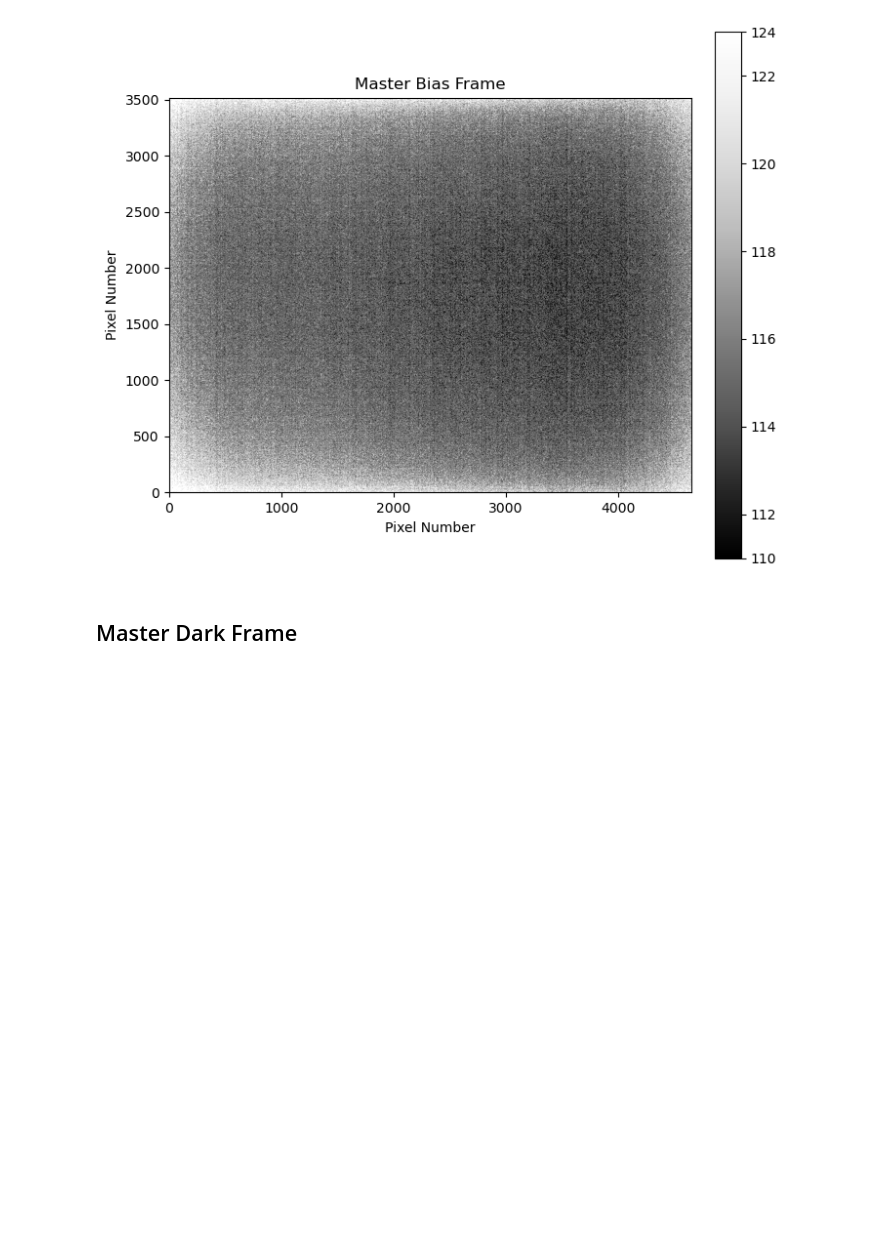
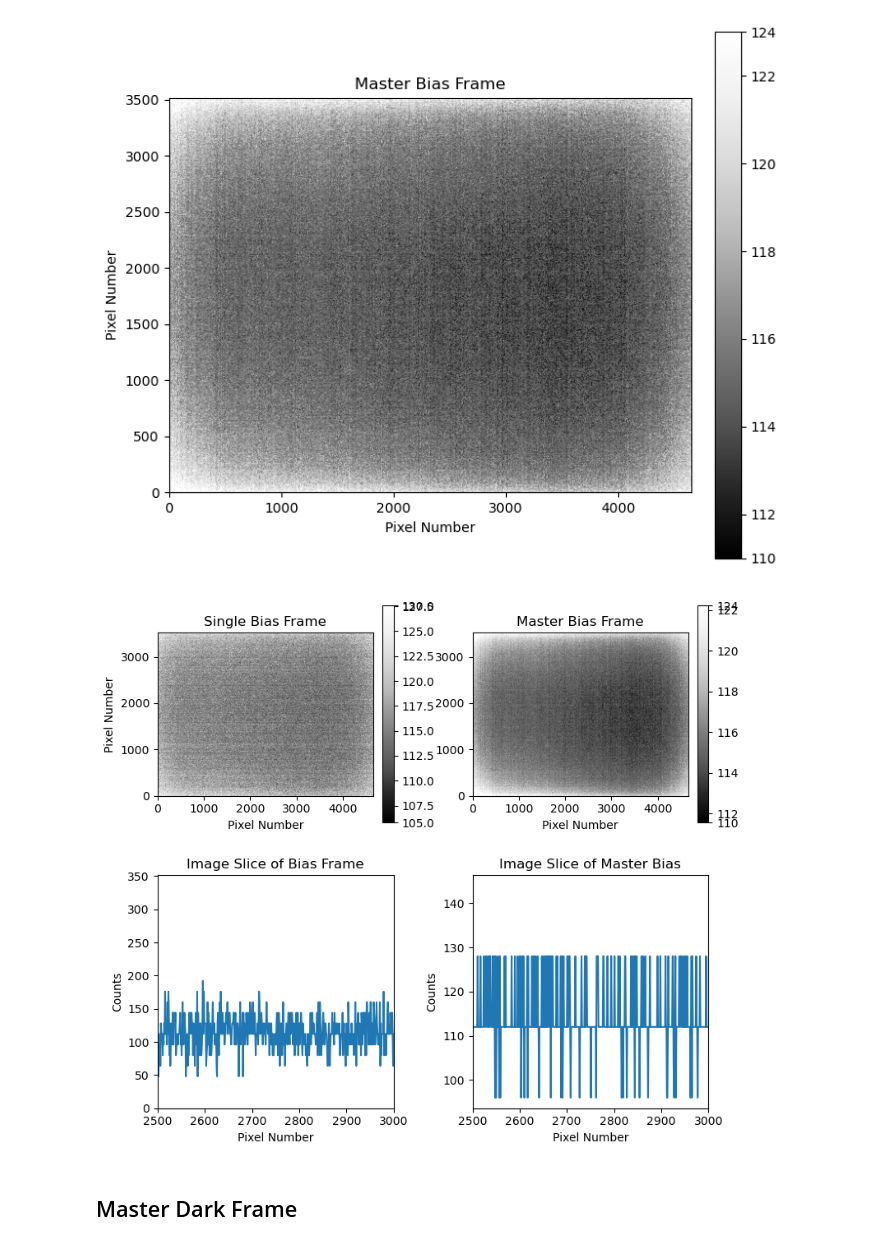
Before and after one commit to milliebutspace/MPhys-Code, a Jupyter notebook: Creating Master Frames M.ipynb, the cells around one changed output. Saved outputs shown, nothing was run; the diff lists cells and outputs as text; code cells hidden in the pictures; blank space fills up the shorter version.

Commit message:
added slice plotting code

```diff
--- a/Creating Master Frames M.ipynb
+++ b/Creating Master Frames M.ipynb
@@ -16,18 +16,18 @@ import matplotlib.pyplot as plt
 # %% [markdown]
 # Variables to Change: #
 # %%
-bias_path = Path('./RZ Cep/All_RZ_Cep/2022_12_07/RZ_Cep/Bias/')
-master_bias_name = 'star_Bias_0.000032_secs_master.fits'
+bias_path = Path('./RZ Cep/All_RZ_Cep/2023_01_23/RZ_Cep/Bias/')
+master_bias_name = 'Bias_0.000032_secs_master.fits'
 
-dark_path = Path('./RZ Cep/All_RZ_Cep/2022_12_07/RZ_Cep/Darks/')
-dark_file_name = 'star_Dark_18_secs_001.fits'
-master_dark_name = 'star_Dark_18_secs_master.fits'
-master_dark_bias_subtracted_name = 'star_Dark_18_secs_master_Bias_Subtracted.fits'
+dark_path = Path('./RZ Cep/All_RZ_Cep/2023_01_23/RZ_Cep/Darks/')
+dark_file_name = 'Dark_45_secs_001.fits'
+master_dark_name = 'Dark_45_secs_master.fits'
+master_dark_bias_subtracted_name = 'Dark_45_secs_master_Bias_Subtracted.fits'
 
-flat_lum_path = Path('./RZ Cep/All_RZ_Cep/2022_12_07/RZ_Cep/Flats/Luminance/')
-flat_cal_lum_path = Path('./RZ Cep/All_RZ_Cep/2022_12_07/RZ_Cep/Flats/Luminance Reduced/')
-flat_lum_master_name = 'Flat_Luminance_0.009_secs_master.fits'
-flat_lum_name = 'Flat_Luminance_0.009_secs_001.fits'
+flat_lum_path = Path('./RZ Cep/All_RZ_Cep/2023_01_23/RZ_Cep/Flats/Luminance/')
+flat_cal_lum_path = Path('./RZ Cep/All_RZ_Cep/2023_01_23/RZ_Cep/Flats/Luminance Reduced/')
+flat_lum_master_name = 'Flat_Luminance_6_secs_master.fits'
+flat_lum_name = 'Flat_Luminance_6_secs_001.fits'
 
 flat_red_path = Path('./RZ Cep/All_RZ_Cep/2023_01_23/RZ_Cep/Flats/Red/')
 flat_cal_red_path = Path('./RZ Cep/All_RZ_Cep/2023_01_23/RZ_Cep/Flats/Red Reduced/')
@@ -125,6 +125,33 @@ plt.ylabel('Pixel Number')
 # %% [output]
 Text(0, 0.5, 'Pixel Number')
 [figure]
+# %%
+fig, axs = plt.subplots(2, 2, figsize=(8, 7))
+show_image(CCDData.read(bias_set[0], unit='adu').data, cmap='Greys_r', ax=axs[0, 0], fig=fig)
+axs[0, 0].set_title('Single Bias Frame')
+axs[0, 0].set_ylabel('Pixel Number')
+show_image(bias_master.data, cmap='Greys_r', ax=axs[0, 1], fig=fig)
+axs[0, 1].set_title('Master Bias Frame')
+#axs[0, 1].set_ylabel('Pixel Number')
+axs[1, 0].plot(CCDData.read(bias_set[0], unit='adu').data[1750])
+axs[1, 0].set_title('Image Slice of Bias Frame')
+axs[1, 0].set_ylabel('Counts')
+axs[1, 0].set_xlim(2500, 3000)
+axs[1, 1].plot(bias_master.data[1750])
+axs[1, 1].set_title('Image Slice of Master Bias')
+axs[1, 1].set_ylabel('Counts')
+axs[1, 1].set_xlim(2500, 3000)
+
+for ax in axs.flat:
+    ax.set(xlabel='Pixel Number')
+
+fig.tight_layout()
+
+# Hide x labels and tick labels for top plots and y ticks for right plots.
+#for ax in axs.flat:
+#    ax.label_outer()
+# %% [output]
+[figure, added]
 # %% [markdown]
 ## Master Dark Frame ##
 # %%
```
Also changed, not shown: parts of 1 cell of this notebook.
